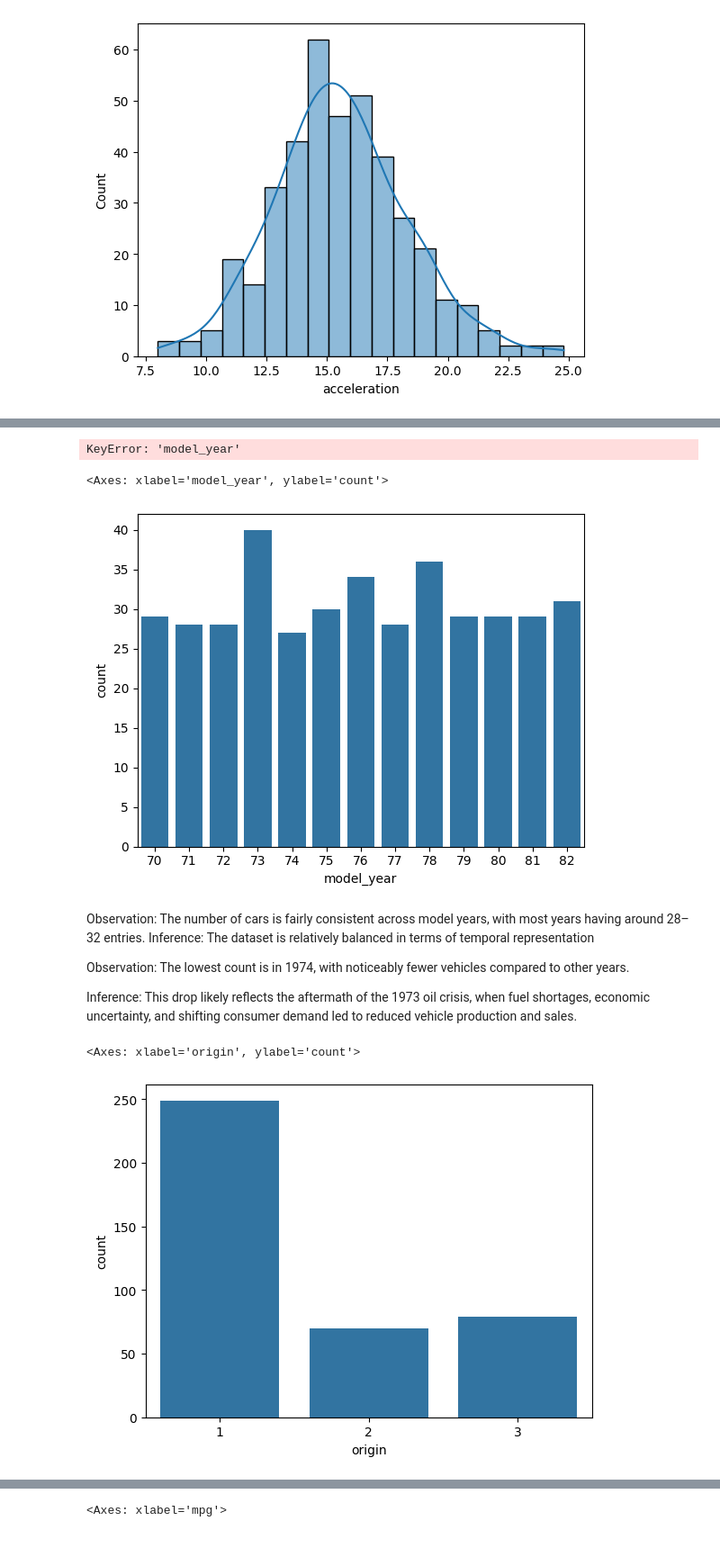
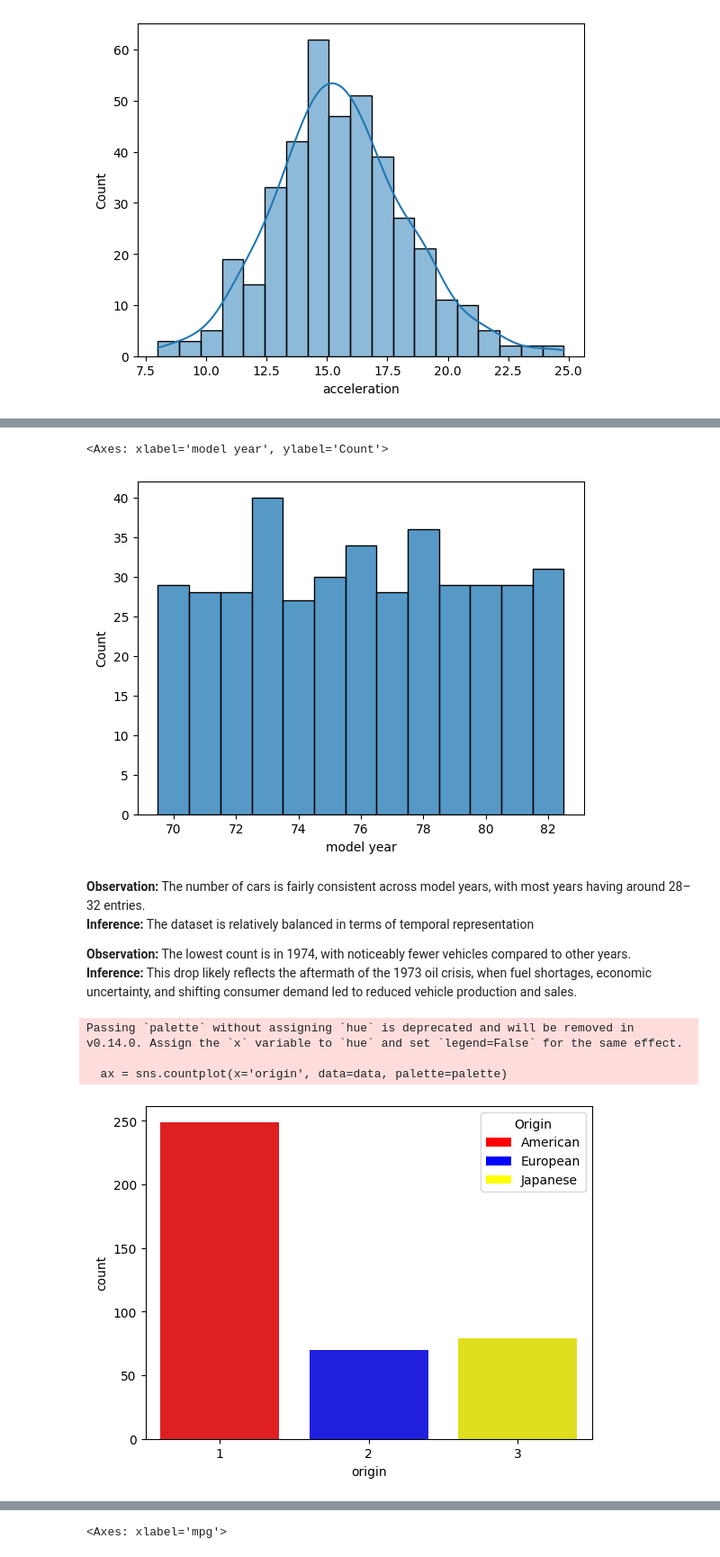
Before and after one commit to web-dev-champ/Auto-mpg, a Jupyter notebook: auto-mpg_EDA.ipynb, the cells around one changed output, grey strips where cells are left out. Shown: that part at 90% size. Saved outputs shown, nothing was run; the diff lists cells and outputs as text; code cells hidden in the pictures.

```diff
--- a/auto-mpg_EDA.ipynb
+++ b/auto-mpg_EDA.ipynb
@@ -199,24 +191,35 @@ Inference: Although a variety of acceleration capabilities exists(Due to varied
-# %%
-data['model_year']=pd.Categorical(data['model_year'])
-# %% [output]
-KeyError: 'model_year'
 # %%
-sns.countplot(x=data['model_year'])
+data['model year']=pd.Categorical(data['model year'])
+sns.histplot(x=data['model year'])
 # %% [output]
-<Axes: xlabel='model_year', ylabel='count'>
+<Axes: xlabel='model year', ylabel='Count'>
-[figure, old version]
+[figure, new version]
 # %% [markdown]
-Observation: The number of cars is fairly consistent across model years, with most years having around 28–32 entries.
-Inference: The dataset is relatively balanced in terms of temporal representation
+**Observation:** The number of cars is fairly consistent across model years, with most years having around 28–32 entries.
+**Inference:** The dataset is relatively balanced in terms of temporal representation
 
-Observation: The lowest count is in 1974, with noticeably fewer vehicles compared to other years.
-
-Inference: This drop likely reflects the aftermath of the 1973 oil crisis, when fuel shortages, economic uncertainty, and shifting consumer demand led to reduced vehicle production and sales.
+**Observation:** The lowest count is in 1974, with noticeably fewer vehicles compared to other years.
+**Inference:** This drop likely reflects the aftermath of the 1973 oil crisis, when fuel shortages, economic uncertainty, and shifting consumer demand led to reduced vehicle production and sales.
 # %%
 data['origin']=pd.Categorical(data['origin'])
 # %%
-sns.countplot(x=data['origin'])
+palette = {
+    '1': 'red',      # American
+    '2': 'blue',     # European
+    '3': 'yellow'    # Japanese
+}
+
+ax = sns.countplot(x='origin', data=data, palette=palette)
+
+legend_labels = ['American', 'European', 'Japanese']
+legend_colors = ['red', 'blue', 'yellow']
+custom_handles = [plt.Rectangle((0,0),1,1, facecolor=col) for col in legend_colors]
+
+ax.legend(custom_handles, legend_labels, title='Origin')
+plt.show()
 # %% [output]
-<Axes: xlabel='origin', ylabel='count'>
+Passing `palette` without assigning `hue` is deprecated and will be removed in v0.14.0. Assign the `x` variable to `hue` and set `legend=False` for the same effect.
+
+  ax = sns.countplot(x='origin', data=data, palette=palette)
-[figure, old version]
+[figure, new version]
 # %% [markdown]
```
Also changed, not shown: parts of 26 cells of this notebook.
